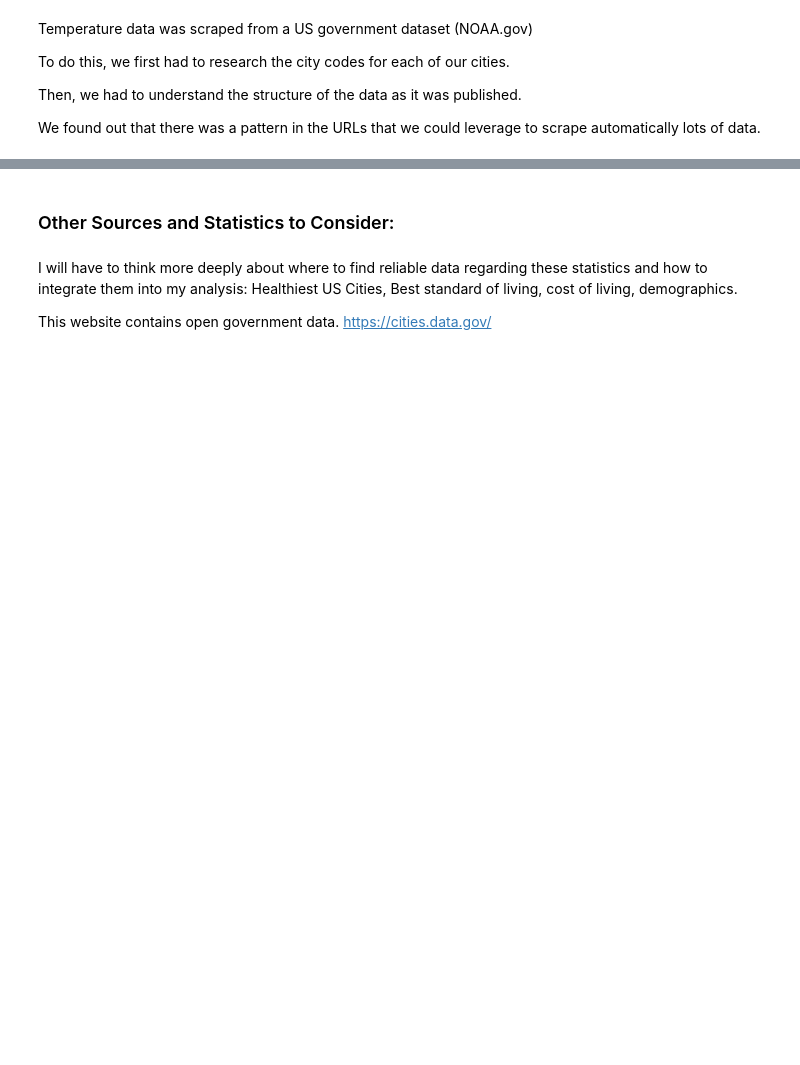
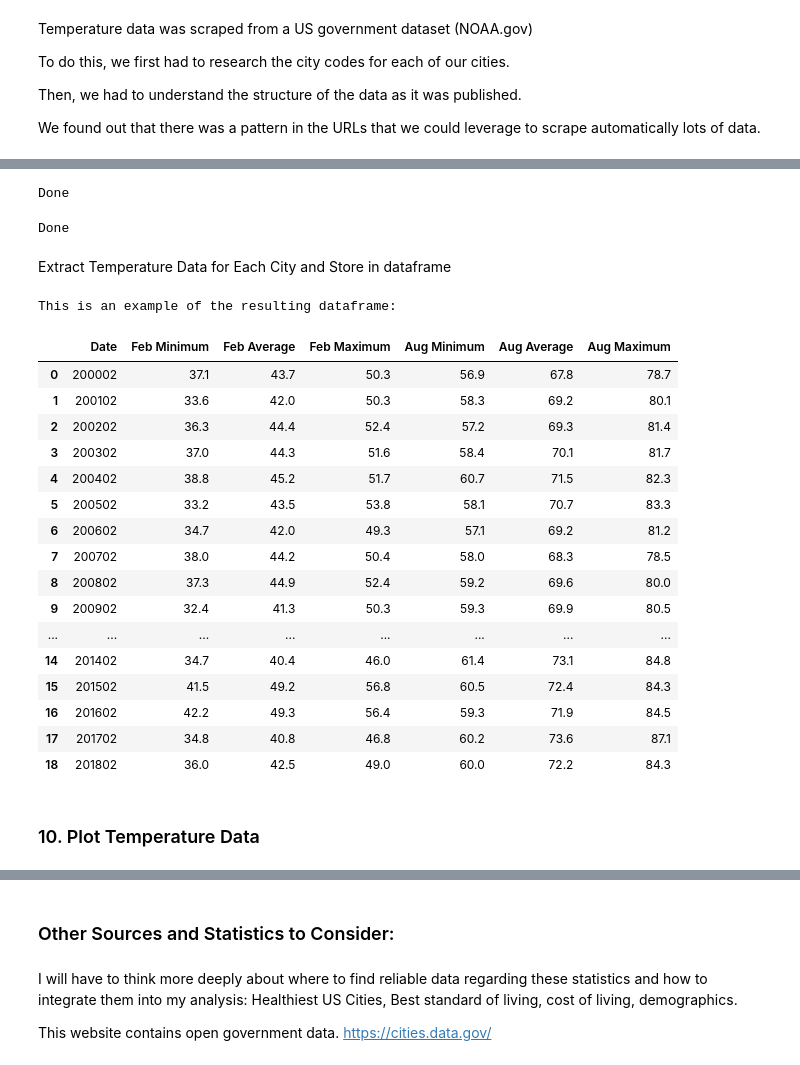
Before and after one commit to tinaprisma/ibm_capstone, a Jupyter notebook: Moving - Choosing A U.S. City - IBM Capstone copy 1.ipynb, the cells around one changed output, grey strips where cells are left out. Drawn from its saved outputs; the diff is of its cells as text; code cells hidden in the pictures; blank space fills up the shorter version.

```diff
--- a/Moving - Choosing A U.S. City - IBM Capstone copy 1.ipynb
+++ b/Moving - Choosing A U.S. City - IBM Capstone copy 1.ipynb
@@ -976,0 +588,31 @@ http://www.houstontx.gov/health/Pollen-Mold/numbers.html
+# %%
+# Extract the August Temperature Data CSV file from NOAA.gov and store it as a dataframe
+# Create a list of dataframes that will later be filtered for each City
+aug_master_list = []  # created a list with aaaallll the dataframes
+for url in range(0,len(aug_urls)):
+    aug_df = pd.read_csv(aug_urls[url])
+    aug_df = aug_df.drop([0,1,2])
+    aug_df = aug_df.reset_index()
+    aug_df = aug_df.drop(aug_df.columns[-1], axis=1)
+    aug_df = aug_df.drop(aug_df.columns[-1], axis=1)
+    aug_df = aug_df.drop(aug_df.columns[0], axis=1)
+    aug_master_list.append(aug_df)
+print('Done')
+# %% [output]
+Done
+# %%
+# Extract the February Temperature Data CSV file from NOAA.gov and store it as a dataframe
+# Create a list of dataframes that will later be filtered for each City
+
+feb_master_list = []
+for url in range(0,len(feb_urls)):
+    feb_df = pd.read_csv(feb_urls[url])
+    feb_df = feb_df.drop([0,1,2])
+    feb_df = feb_df.reset_index()
+    feb_df = feb_df.drop(feb_df.columns[-1], axis=1)
+    feb_df = feb_df.drop(feb_df.columns[-1], axis=1)
+    feb_df = feb_df.drop(feb_df.columns[0], axis=1)
+    feb_master_list.append(feb_df)
+print('Done')
+# %% [output]
+Done
@@ -976,0 +656,32 @@ http://www.houstontx.gov/health/Pollen-Mold/numbers.html
+# %% [markdown]
+Extract Temperature Data for Each City and Store in dataframe
+# %%
+hou_temp_df = createCityTempDF(feb_master_list, aug_master_list, 0)
+aus_temp_df = createCityTempDF(feb_master_list, aug_master_list, 3)
+den_temp_df = createCityTempDF(feb_master_list, aug_master_list, 6)
+sea_temp_df = createCityTempDF(feb_master_list, aug_master_list, 9)
+san_temp_df = createCityTempDF(feb_master_list, aug_master_list, 12)
+por_temp_df = createCityTempDF(feb_master_list, aug_master_list, 15)
+print('This is an example of the resulting dataframe:')
+por_temp_df
+# %% [output]
+This is an example of the resulting dataframe:
+|  | Date | Feb Minimum | Feb Average | Feb Maximum | Aug Minimum | Aug Average | Aug Maximum |
+| 0 | 200002 | 37.1 | 43.7 | 50.3 | 56.9 | 67.8 | 78.7 |
+| 1 | 200102 | 33.6 | 42.0 | 50.3 | 58.3 | 69.2 | 80.1 |
+| 2 | 200202 | 36.3 | 44.4 | 52.4 | 57.2 | 69.3 | 81.4 |
+| 3 | 200302 | 37.0 | 44.3 | 51.6 | 58.4 | 70.1 | 81.7 |
+| 4 | 200402 | 38.8 | 45.2 | 51.7 | 60.7 | 71.5 | 82.3 |
+| 5 | 200502 | 33.2 | 43.5 | 53.8 | 58.1 | 70.7 | 83.3 |
+| 6 | 200602 | 34.7 | 42.0 | 49.3 | 57.1 | 69.2 | 81.2 |
+| 7 | 200702 | 38.0 | 44.2 | 50.4 | 58.0 | 68.3 | 78.5 |
+| 8 | 200802 | 37.3 | 44.9 | 52.4 | 59.2 | 69.6 | 80.0 |
+| 9 | 200902 | 32.4 | 41.3 | 50.3 | 59.3 | 69.9 | 80.5 |
+| ... | ... | ... | ... | ... | ... | ... | ... |
+| 14 | 201402 | 34.7 | 40.4 | 46.0 | 61.4 | 73.1 | 84.8 |
+| 15 | 201502 | 41.5 | 49.2 | 56.8 | 60.5 | 72.4 | 84.3 |
+| 16 | 201602 | 42.2 | 49.3 | 56.4 | 59.3 | 71.9 | 84.5 |
+| 17 | 201702 | 34.8 | 40.8 | 46.8 | 60.2 | 73.6 | 87.1 |
+| 18 | 201802 | 36.0 | 42.5 | 49.0 | 60.0 | 72.2 | 84.3 |
+# %% [markdown]
+### 10. Plot Temperature Data
```
Also changed, not shown: parts of 115 cells of this notebook.
